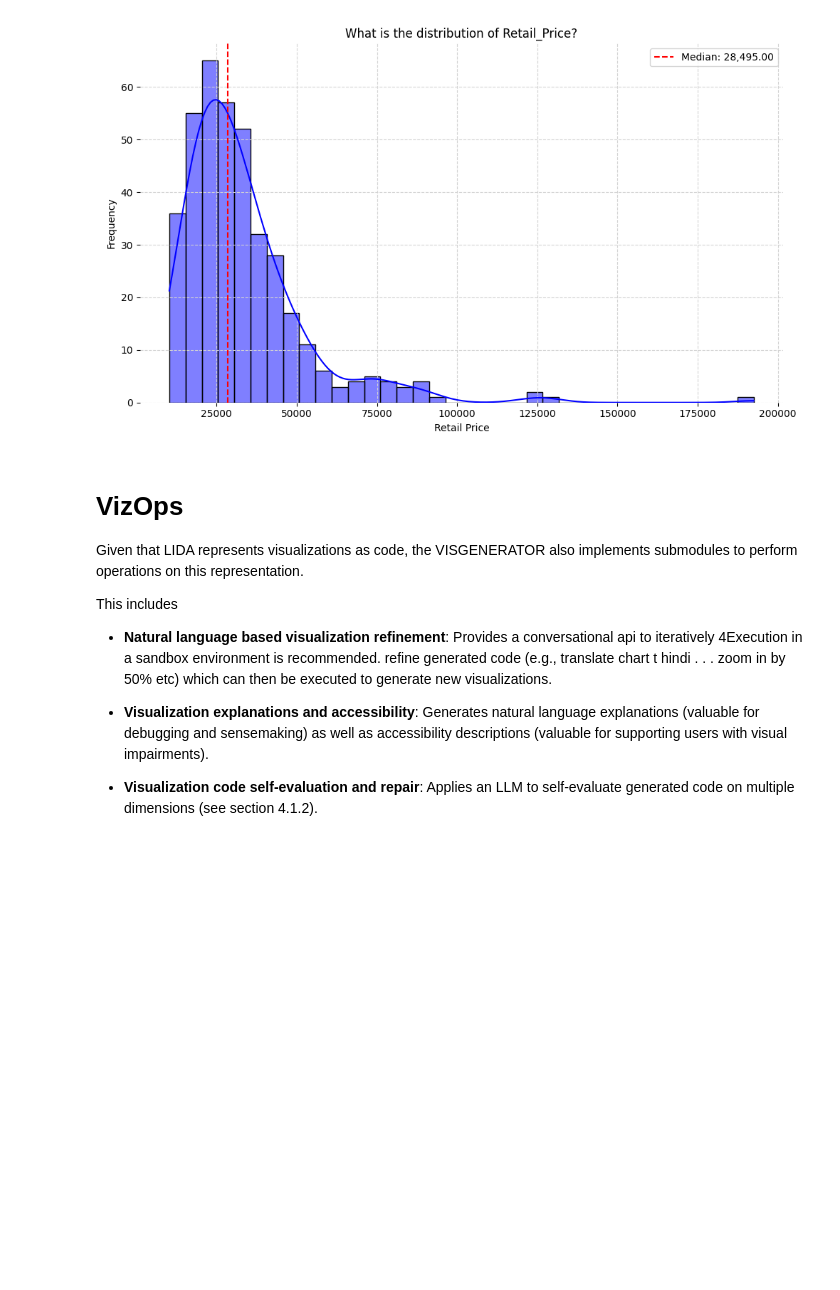
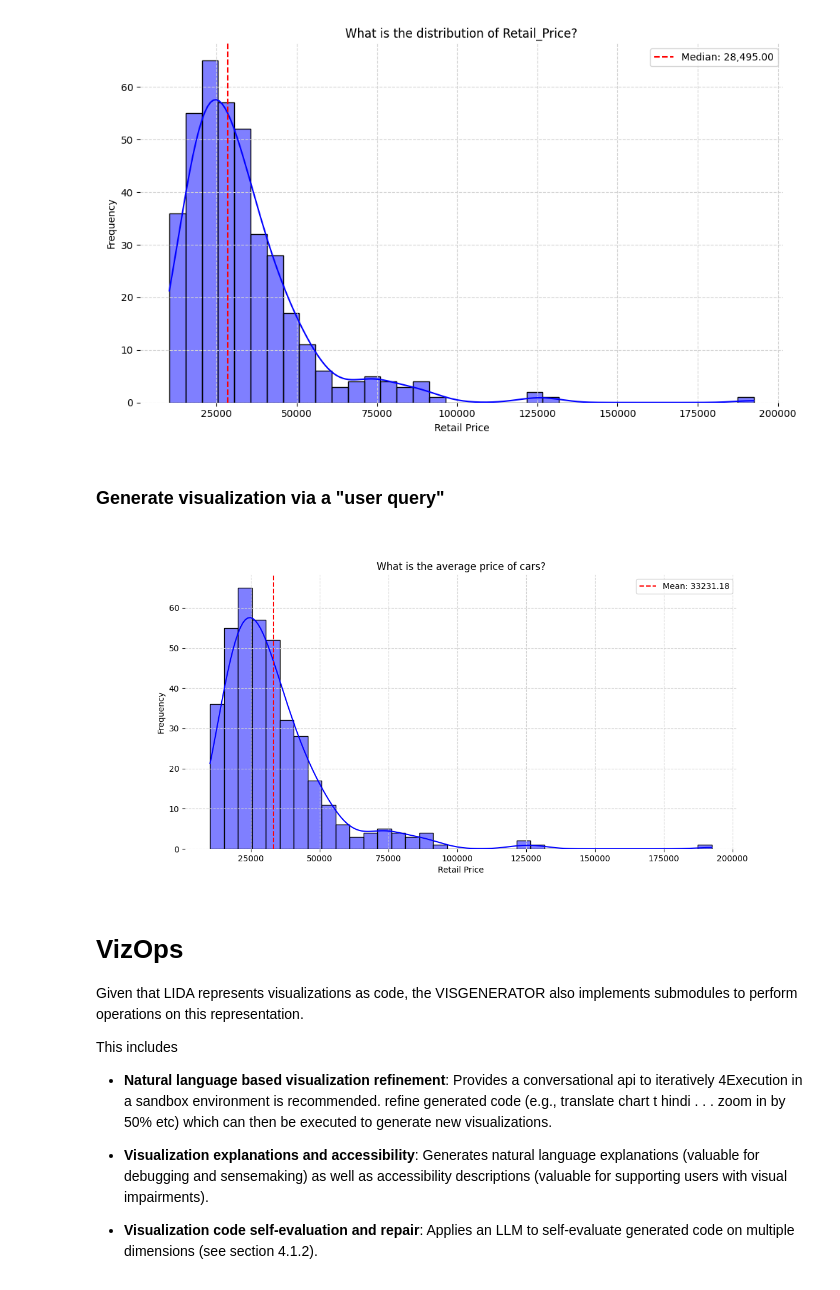
Before and after one commit to microsoft/lida, a Jupyter notebook: notebooks/tutorial.ipynb, the cells around one changed output. Drawn from its saved outputs; the diff is of its cells as text; code cells hidden in the pictures; blank space fills up the shorter version.

```diff
--- a/notebooks/tutorial.ipynb
+++ b/notebooks/tutorial.ipynb
@@ -84,6 +107,15 @@ charts = lida.visualize(summary=summary, goal=goals[i], textgen_config=textgen_c
 charts[0]
 # %% [output]
 [figure]
+# %% [markdown]
+### Generate visualization via a "user query"
+# %%
+user_query = "What is the average price of cars?"
+textgen_config = TextGenerationConfig(n=1, temperature=0.2, use_cache=True)
+charts = lida.visualize(summary=summary, goal=user_query, textgen_config=textgen_config)
+charts[0]
+# %% [output]
+[figure, added]
 # %% [markdown]
 # VizOps
 
```
Also changed, not shown: parts of 10 cells of this notebook, 4 other files.
